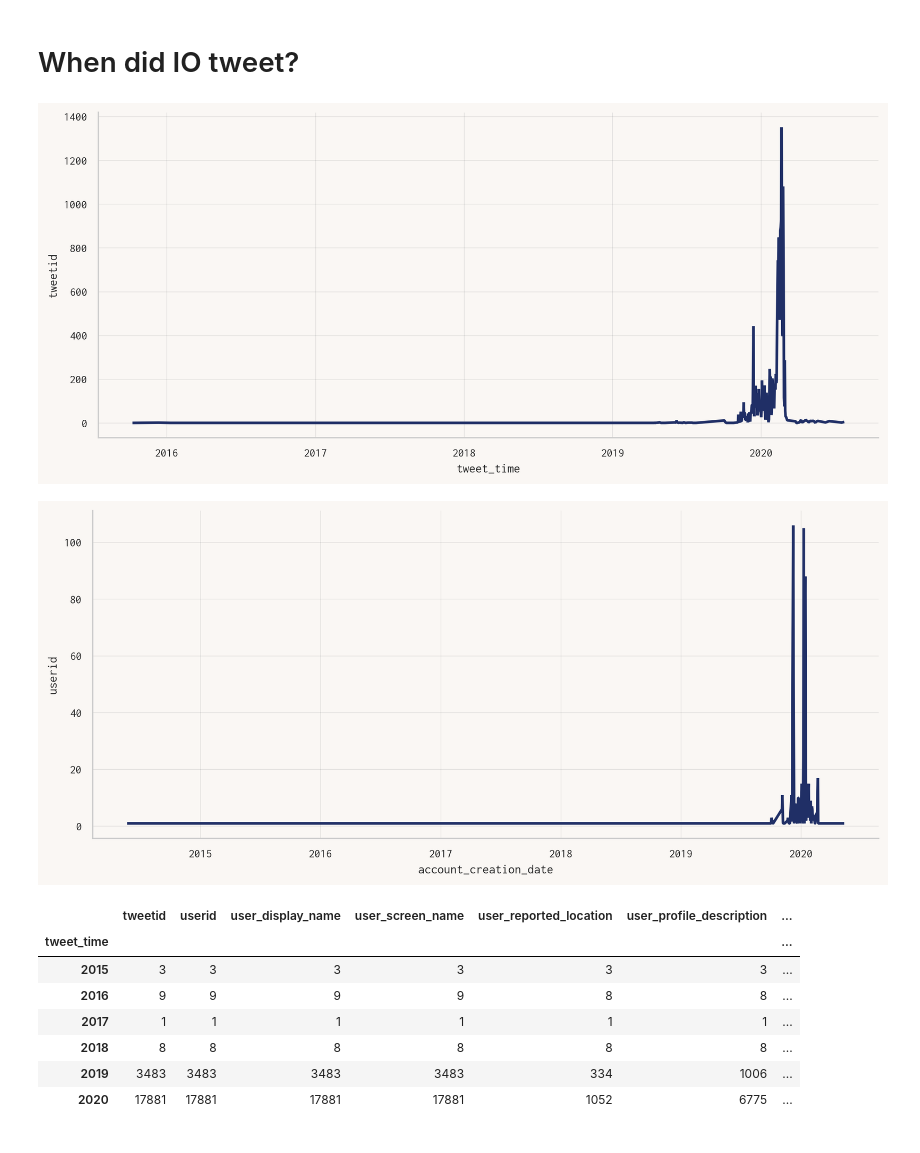
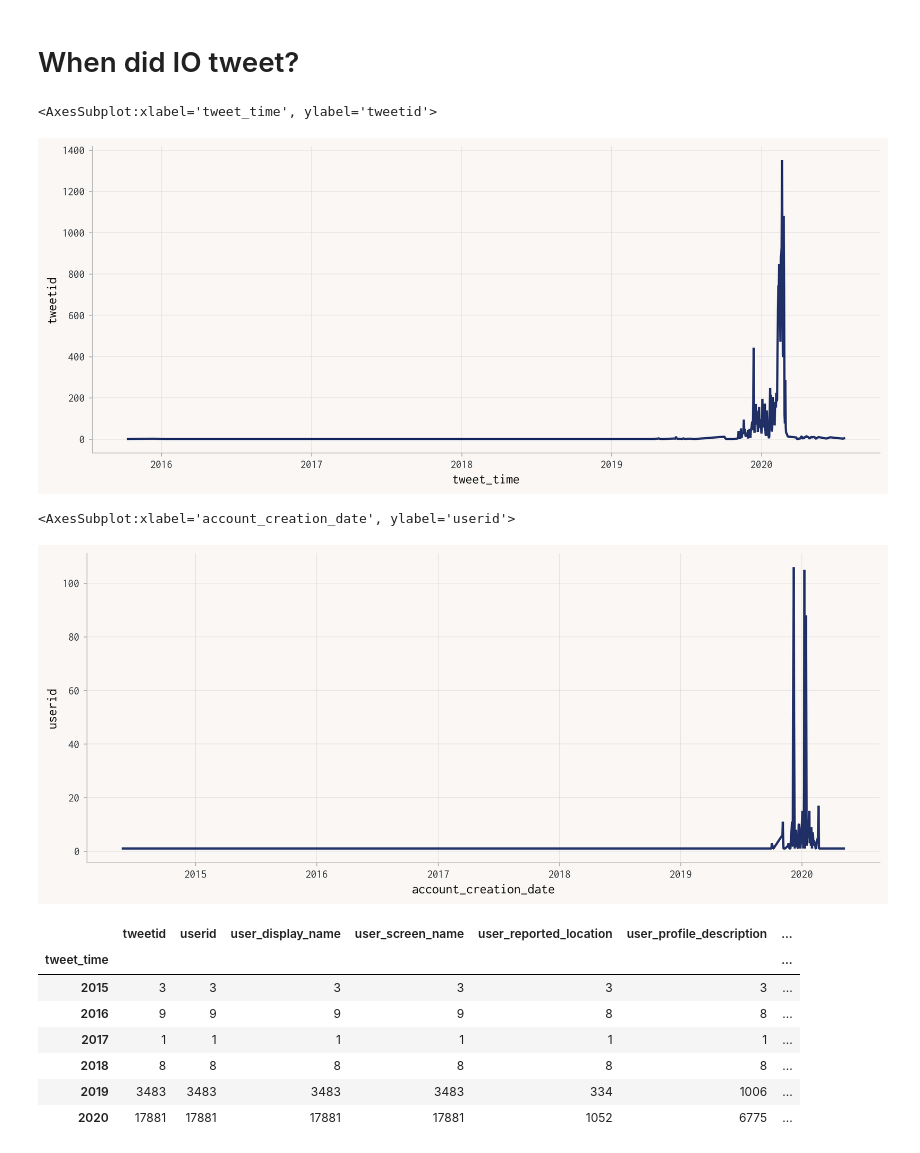
Before and after one commit to chuan-khuna/twitter-io-visualisation, a Jupyter notebook: 01-filtering-csv-only-2019-2020.ipynb, the cells around one changed output. Saved outputs shown, nothing was run; the diff lists cells and outputs as text; code cells hidden in the pictures.

```diff
--- a/01-filtering-csv-only-2019-2020.ipynb
+++ b/01-filtering-csv-only-2019-2020.ipynb
@@ -9,9 +9,9 @@ _30k_main_palette_dict = {
     "blue": "#202F66",
     "orange": "#FF7048",
     "purple": "#8B87EA",
-    "yellow": "#F3D36E",
     "pink": "#D869AB",
     "cyan": "#54C9B9",
+    "yellow": "#F3D36E",
 }
 
 _30k_danger_safe_palette_dict = {
@@ -30,25 +30,7 @@ _font_mono = "Inconsolata"
 _font_serif = "Canela"
 _font_sans = "Gill Sans Nova"
 
-sns.set_theme(style="whitegrid",
-              context="paper",
-              font_scale=1.0,
-              rc={
-                  "figure.figsize": (10.5, 4.5),
-                  "figure.dpi": 300,
-                  "savefig.dpi": 300,
-                  "grid.alpha": 0.1,
-                  "grid.color": "#1b262c",
-                  "grid.linewidth": 0.5,
-                  "font.family": _font_mono,
-                  "lines.solid_capstyle": "projecting",
-                  "lines.solid_joinstyle": "bevel",
-                  "axes.facecolor": "#FAF7F4",
-                  "figure.facecolor": "#FAF7F4",
-                  "savefig.facecolor": "#FAF7F4",
-                  "savefig.bbox": "tight",
-                  "savefig.pad_inches": 0.1,
-              })
+plt.style.use("./utils/minus_thirty_k.mplstyle")
 
 _30k = list(_30k_main_palette_dict.values())
 sns.set_palette(_30k)
@@ -112,15 +94,15 @@ usr_group_by_time = usr_df.groupby(by=[usr_df['account_creation_date']]).count()
 # %%
 # fig = plt.figure(figsize=(7, 3), dpi=300)
 sns.lineplot(tw_group_by_time.index, tw_group_by_time['tweetid'],
              solid_capstyle='projecting', linewidth=2)
-sns.despine()
 # %% [output]
+<AxesSubplot:xlabel='tweet_time', ylabel='tweetid'>
-[figure, old version]
+[figure, new version]
 # %%
 sns.lineplot(usr_group_by_time.index, usr_group_by_time['userid'], linewidth=2)
-sns.despine()
 # %% [output]
+<AxesSubplot:xlabel='account_creation_date', ylabel='userid'>
-[figure, old version]
+[figure, new version]
 # %%
 tw_df.groupby(tw_df["tweet_time"].dt.year).count()
 # %% [output]
```
Also changed, not shown: parts of 1 cell of this notebook, 8 other files.
